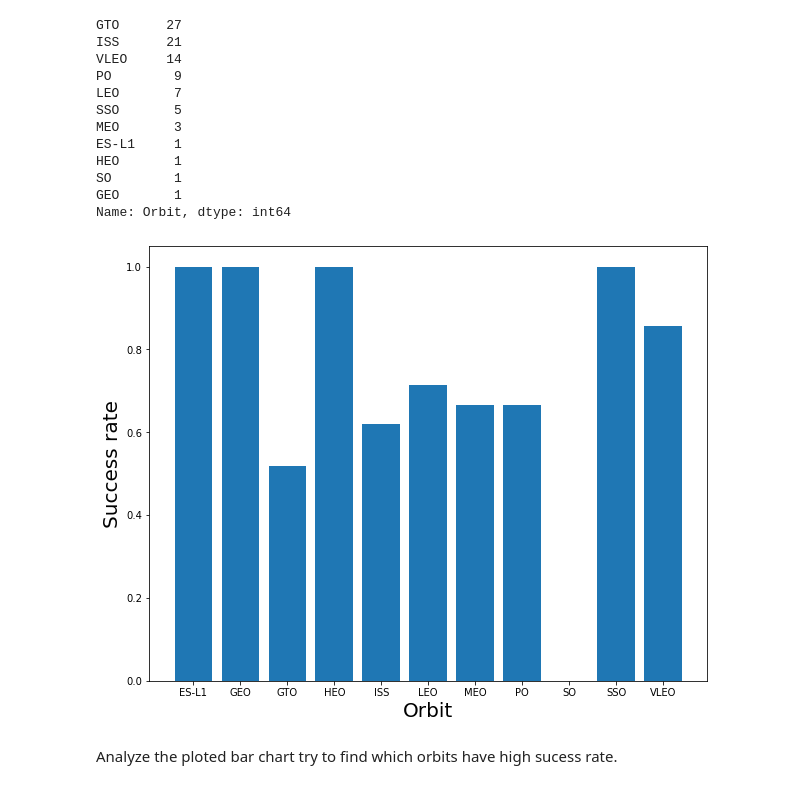
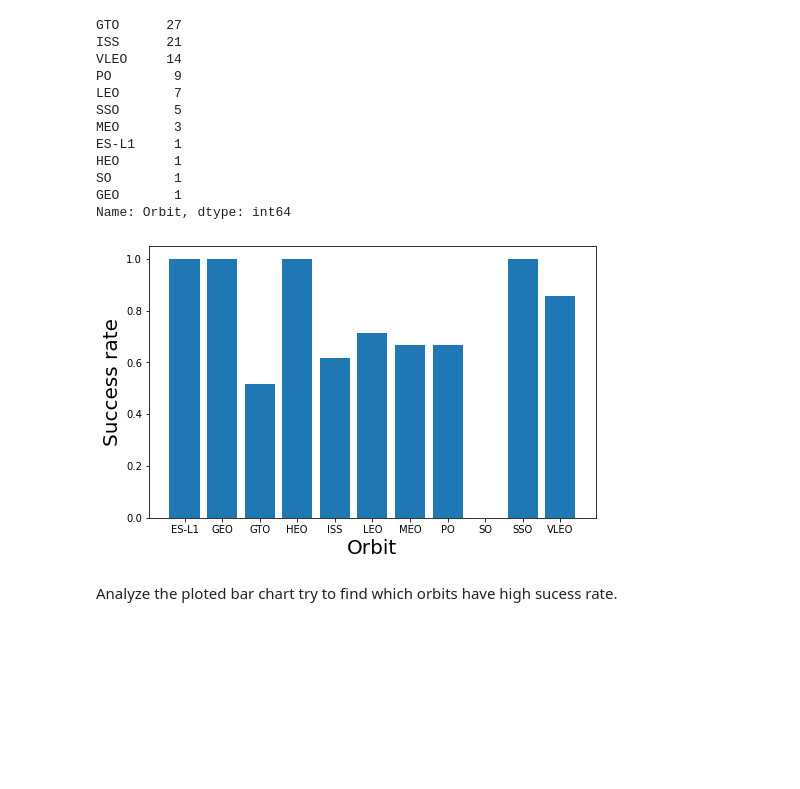
Before and after one commit to vipulkumbhare/DataScienceCapstoneProject, a Jupyter notebook: Checkpoint4_jupyter-labs-eda-dataviz.ipynb, the cells around one changed output. Saved outputs shown, nothing was run; the diff lists cells and outputs as text; code cells hidden in the pictures; blank space fills up the shorter version.

```diff
--- a/Checkpoint4_jupyter-labs-eda-dataviz.ipynb
+++ b/Checkpoint4_jupyter-labs-eda-dataviz.ipynb
@@ -138,14 +138,14 @@ Name: Orbit, dtype: int64
 # %%
 # HINT use groupby method on Orbit column and get the mean of Class column
 df_comp = df[['Orbit','Class']]
 df_comp = df_comp.groupby(['Orbit'], as_index=False).mean()
-fig = plt.figure(figsize = (10,8))
+fig = plt.figure(figsize = (8,5))
 plt.bar(df_comp['Orbit'],df_comp['Class'])
 plt.xlabel("Orbit",fontsize=20)
 plt.ylabel("Success rate",fontsize=20)
 plt.show()
 # %% [output]
-[figure, old version]
+[figure, new version]
 # %% [markdown]
 Analyze the ploted bar chart try to find which orbits have high sucess rate.
 # %% [markdown]
```
Also changed, not shown: parts of 3 cells of this notebook.
